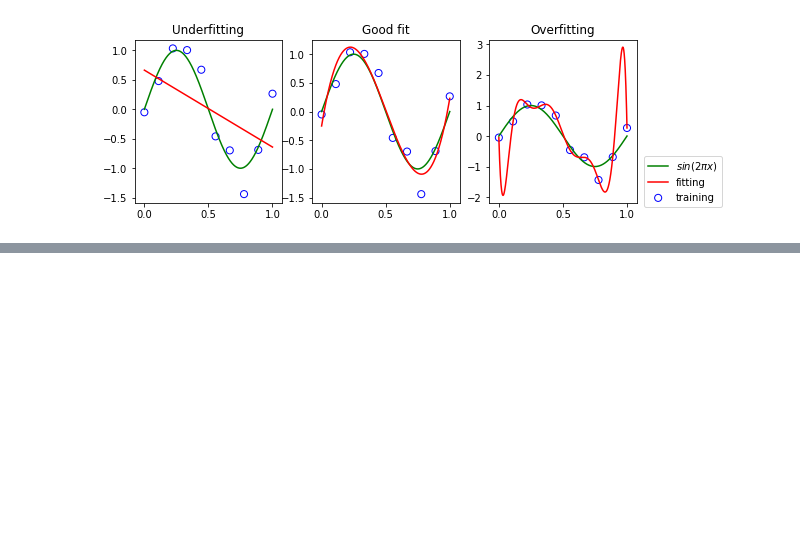
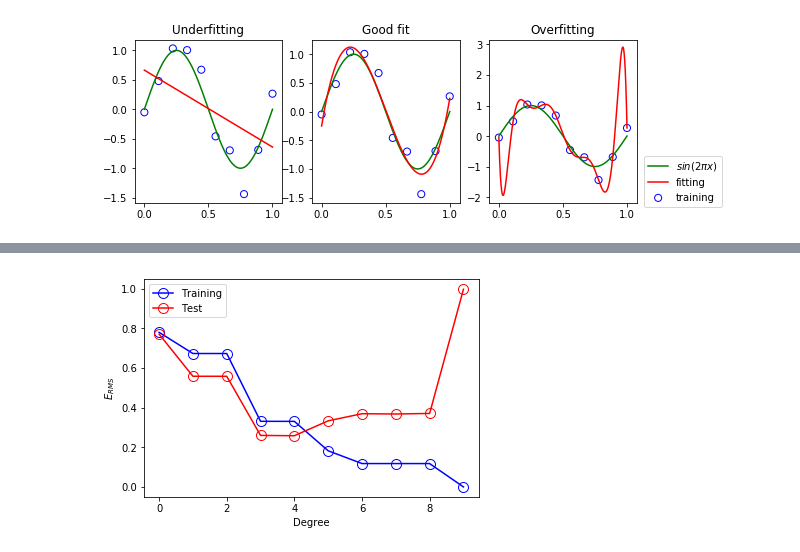
Before and after one commit to tanle2694/pattern_recognition, a Jupyter notebook: ipython_script/fig_display.ipynb, the cells around one changed output, grey strips where cells are left out. Saved outputs shown, nothing was run; the diff lists cells and outputs as text; code cells hidden in the pictures; blank space fills up the shorter version.

```diff
--- a/ipython_script/fig_display.ipynb
+++ b/ipython_script/fig_display.ipynb
@@ -17,0 +21,4 @@ main_1_4()
+# %%
+main_1_5()
+# %% [output]
+[figure, added]
```
Also changed, not shown: parts of 3 cells of this notebook, 2 other files.
